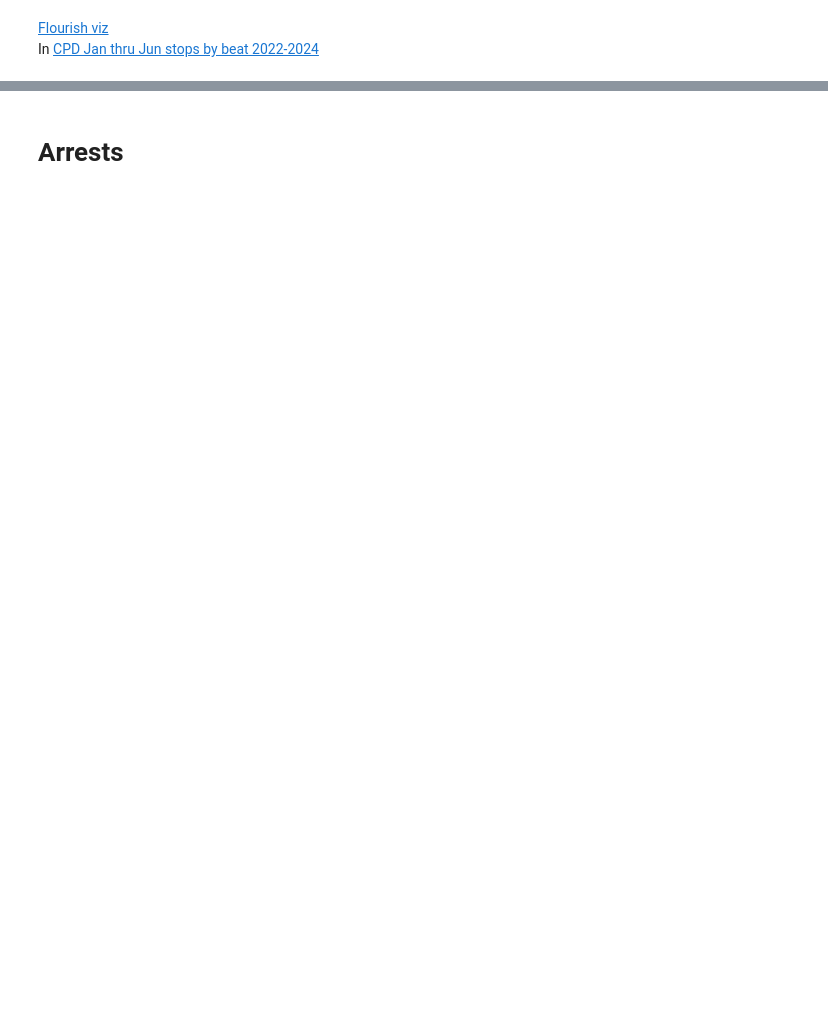
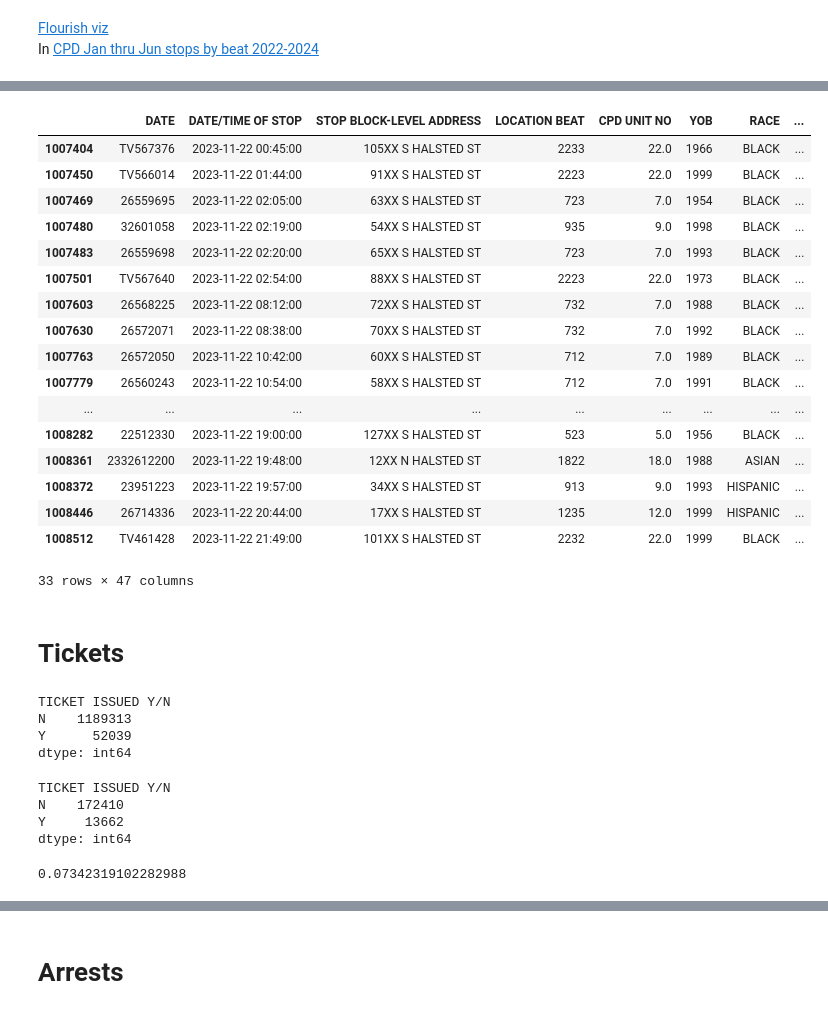
Before and after one commit to amyq96/stories, a Jupyter notebook: cpd-traffic-stops/cpd-traffic-stops.ipynb, the cells around one changed output, grey strips where cells are left out. Cells and saved outputs as stored; diff of their text form; code cells hidden in the pictures; blank space fills up the shorter version.

```diff
--- a/cpd-traffic-stops/cpd-traffic-stops.ipynb
+++ b/cpd-traffic-stops/cpd-traffic-stops.ipynb
@@ -217,0 +779,48 @@ In [CPD Jan thru Jun stops by beat 2022-2024](https://docs.google.com/spreadshee
+# %%
+# Essence Jackson - 2/3/2022 - 7358 south lafayette - FOUND
+# Essence Jackson - 11/22/2023 - 60th and halsted - FOUND
+# Essence Jackson -
+df.loc[
+    (df['day'] == '2023-11-22') &
+    (df['STOP BLOCK-LEVEL ADDRESS'].str.contains('HALSTED'))
+]
+# %% [output]
+|  | DATE | DATE/TIME OF STOP | STOP BLOCK-LEVEL ADDRESS | LOCATION BEAT | CPD UNIT NO | YOB | RACE | ... |
+| 1007404 | TV567376 | 2023-11-22 00:45:00 | 105XX S HALSTED ST | 2233 | 22.0 | 1966 | BLACK | ... |
+| 1007450 | TV566014 | 2023-11-22 01:44:00 | 91XX S HALSTED ST | 2223 | 22.0 | 1999 | BLACK | ... |
+| 1007469 | 26559695 | 2023-11-22 02:05:00 | 63XX S HALSTED ST | 723 | 7.0 | 1954 | BLACK | ... |
+| 1007480 | 32601058 | 2023-11-22 02:19:00 | 54XX S HALSTED ST | 935 | 9.0 | 1998 | BLACK | ... |
+| 1007483 | 26559698 | 2023-11-22 02:20:00 | 65XX S HALSTED ST | 723 | 7.0 | 1993 | BLACK | ... |
+| 1007501 | TV567640 | 2023-11-22 02:54:00 | 88XX S HALSTED ST | 2223 | 22.0 | 1973 | BLACK | ... |
+| 1007603 | 26568225 | 2023-11-22 08:12:00 | 72XX S HALSTED ST | 732 | 7.0 | 1988 | BLACK | ... |
+| 1007630 | 26572071 | 2023-11-22 08:38:00 | 70XX S HALSTED ST | 732 | 7.0 | 1992 | BLACK | ... |
+| 1007763 | 26572050 | 2023-11-22 10:42:00 | 60XX S HALSTED ST | 712 | 7.0 | 1989 | BLACK | ... |
+| 1007779 | 26560243 | 2023-11-22 10:54:00 | 58XX S HALSTED ST | 712 | 7.0 | 1991 | BLACK | ... |
+| ... | ... | ... | ... | ... | ... | ... | ... | ... |
+| 1008282 | 22512330 | 2023-11-22 19:00:00 | 127XX S HALSTED ST | 523 | 5.0 | 1956 | BLACK | ... |
+| 1008361 | 2332612200 | 2023-11-22 19:48:00 | 12XX N HALSTED ST | 1822 | 18.0 | 1988 | ASIAN | ... |
+| 1008372 | 23951223 | 2023-11-22 19:57:00 | 34XX S HALSTED ST | 913 | 9.0 | 1993 | HISPANIC | ... |
+| 1008446 | 26714336 | 2023-11-22 20:44:00 | 17XX S HALSTED ST | 1235 | 12.0 | 1999 | HISPANIC | ... |
+| 1008512 | TV461428 | 2023-11-22 21:49:00 | 101XX S HALSTED ST | 2232 | 22.0 | 1999 | BLACK | ... |
+33 rows × 47 columns
+# %% [markdown]
+# Tickets
+# %%
+df.groupby('TICKET ISSUED Y/N', dropna=False).size()
+# %% [output]
+TICKET ISSUED Y/N
+N    1189313
+Y      52039
+dtype: int64
+# %%
+df[df['period'] == '1st_half_2024'].groupby('TICKET ISSUED Y/N', dropna=False).size()
+# %% [output]
+TICKET ISSUED Y/N
+N    172410
+Y     13662
+dtype: int64
+# %%
+# citywide ticketing rate in 2024
+13662/len(df[df['period'] == '1st_half_2024'])
+# %% [output]
+0.07342319102282988
```
Also changed, not shown: parts of 131 cells of this notebook, 2 other files.
